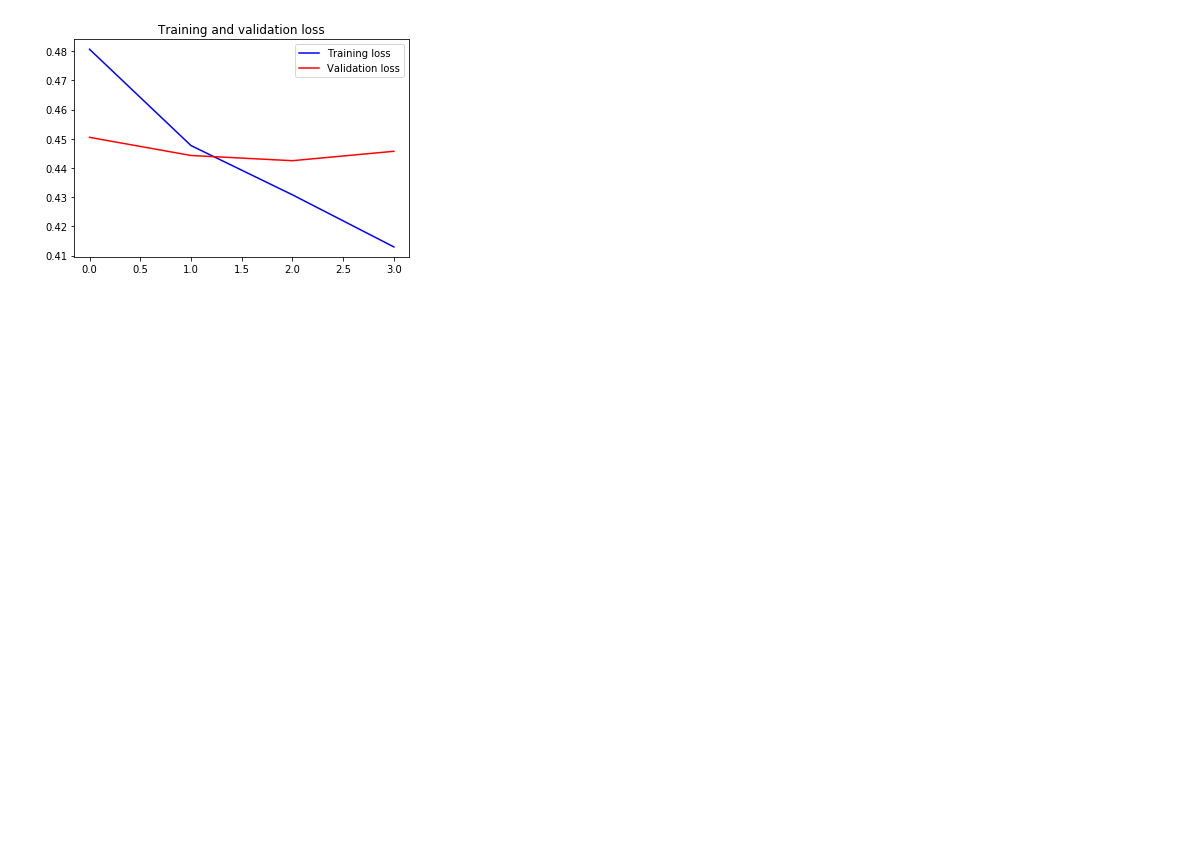
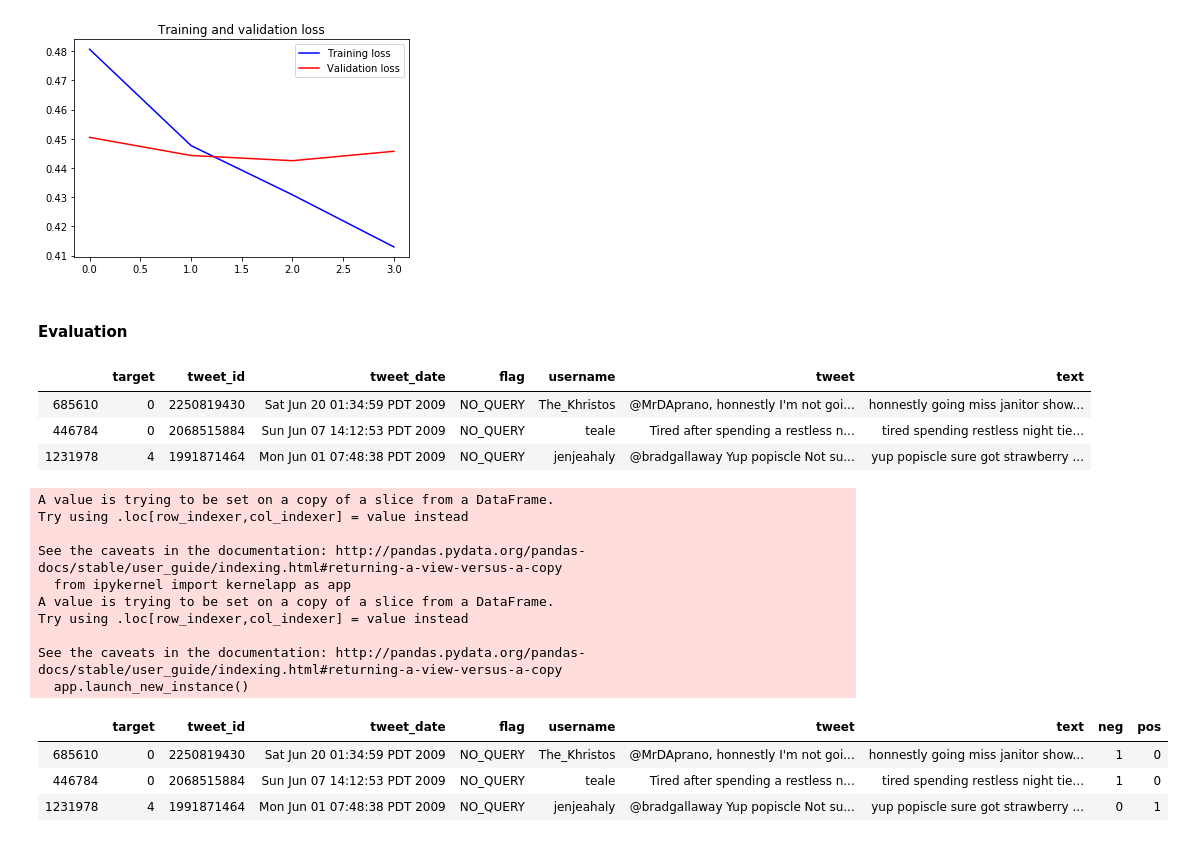
Before and after one commit to malhamid/SentimentAnalysis, a Jupyter notebook: TweetSentimentAnalysis.ipynb, the cells around one changed output. Drawn from its saved outputs; the diff is of its cells as text; code cells hidden in the pictures; blank space fills up the shorter version.

```diff
--- a/TweetSentimentAnalysis.ipynb
+++ b/TweetSentimentAnalysis.ipynb
@@ -817,3 +837,30 @@ plt.show()
 # %% [output]
 [figure]
 [figure]
+# %% [markdown]
+#### Evaluation
+# %%
+test_df.head(3)
+# %% [output]
+|  | target | tweet_id | tweet_date | flag | username | tweet | text |
+| 685610 | 0 | 2250819430 | Sat Jun 20 01:34:59 PDT 2009 | NO_QUERY | The_Khristos | @MrDAprano, honnestly I'm not goi... | honnestly going miss janitor show... |
+| 446784 | 0 | 2068515884 | Sun Jun 07 14:12:53 PDT 2009 | NO_QUERY | teale | Tired after spending a restless n... | tired spending restless night tie... |
+| 1231978 | 4 | 1991871464 | Mon Jun 01 07:48:38 PDT 2009 | NO_QUERY | jenjeahaly | @bradgallaway Yup popiscle Not su... | yup popiscle sure got strawberry ... |
+# %%
+reshape_target(test_df)
+test_df.head(3)
+# %% [output]
+A value is trying to be set on a copy of a slice from a DataFrame.
+Try using .loc[row_indexer,col_indexer] = value instead
+
+See the caveats in the documentation: http://pandas.pydata.org/pandas-docs/stable/user_guide/indexing.html#returning-a-view-versus-a-copy
+  from ipykernel import kernelapp as app
+A value is trying to be set on a copy of a slice from a DataFrame.
+Try using .loc[row_indexer,col_indexer] = value instead
+
+See the caveats in the documentation: http://pandas.pydata.org/pandas-docs/stable/user_guide/indexing.html#returning-a-view-versus-a-copy
+  app.launch_new_instance()
+|  | target | tweet_id | tweet_date | flag | username | tweet | text | neg | pos |
+| 685610 | 0 | 2250819430 | Sat Jun 20 01:34:59 PDT 2009 | NO_QUERY | The_Khristos | @MrDAprano, honnestly I'm not goi... | honnestly going miss janitor show... | 1 | 0 |
+| 446784 | 0 | 2068515884 | Sun Jun 07 14:12:53 PDT 2009 | NO_QUERY | teale | Tired after spending a restless n... | tired spending restless night tie... | 1 | 0 |
+| 1231978 | 4 | 1991871464 | Mon Jun 01 07:48:38 PDT 2009 | NO_QUERY | jenjeahaly | @bradgallaway Yup popiscle Not su... | yup popiscle sure got strawberry ... | 0 | 1 |
```
Also changed, not shown: parts of 17 cells of this notebook.
